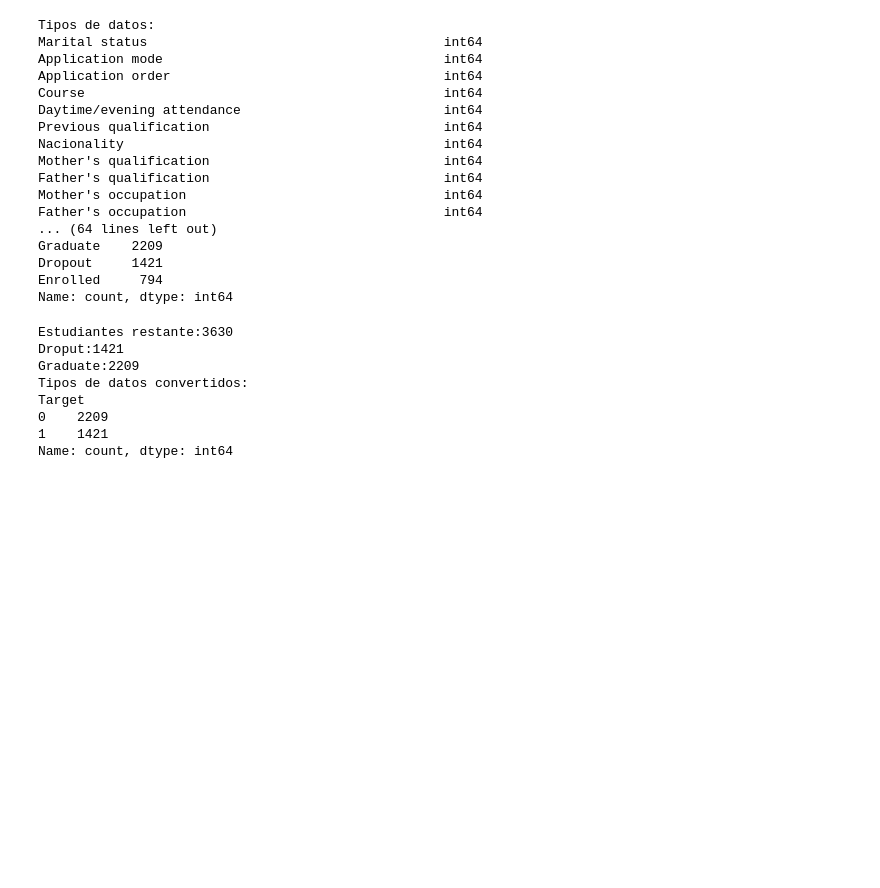
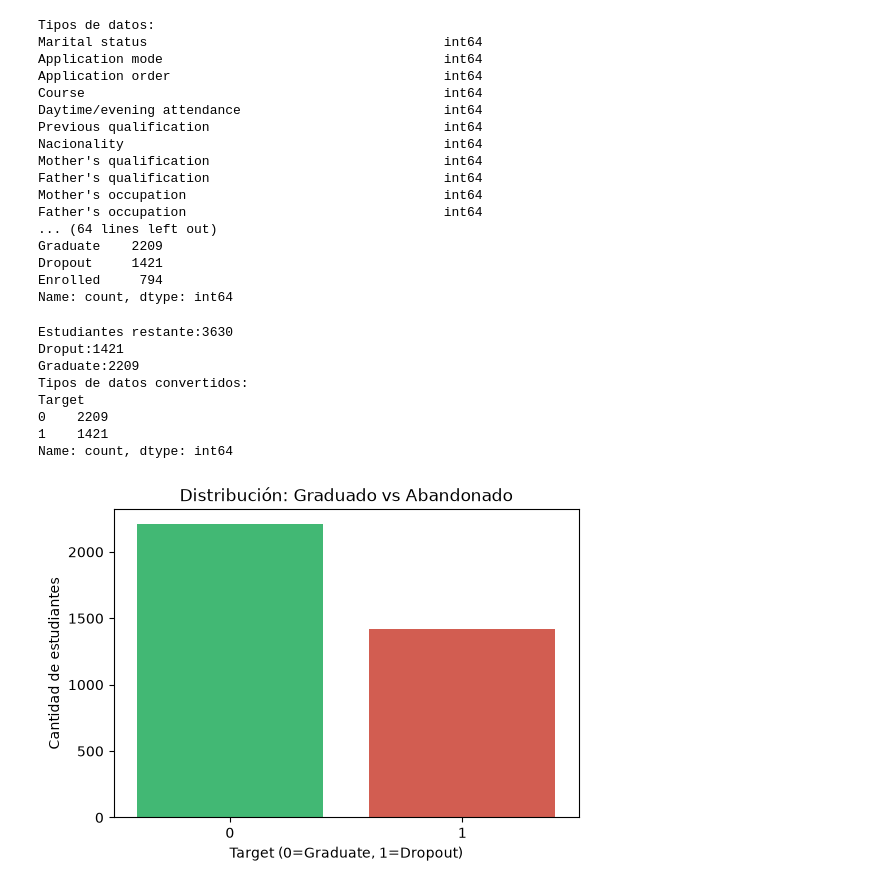
Before and after one commit to NiurkaVane11/prediccion-del-abandono-estudiantil, a Jupyter notebook: notebooks/analisis.ipynb, the cells around one changed output. Cells and saved outputs as stored; diff of their text form; code cells hidden in the pictures; blank space fills up the shorter version.

```diff
--- a/notebooks/analisis.ipynb
+++ b/notebooks/analisis.ipynb
@@ -87,3 +87,13 @@ Target
 0    2209
 1    1421
 Name: count, dtype: int64
+# %%
+#Visualización de la distribución de la variable objetivo
+plt.figure(figsize=(6,4))
+sns.countplot(data=df, x='Target' , palette = ["#2ecc71", "#e74c3c"])
+plt.title('Distribución: Graduado vs Abandonado')
+plt.xlabel('Target (0=Graduate, 1=Dropout)')
+plt.ylabel('Cantidad de estudiantes')
+plt.show()
+# %% [output]
+[figure, added]
```
Also changed, not shown: parts of 1 cell of this notebook.
